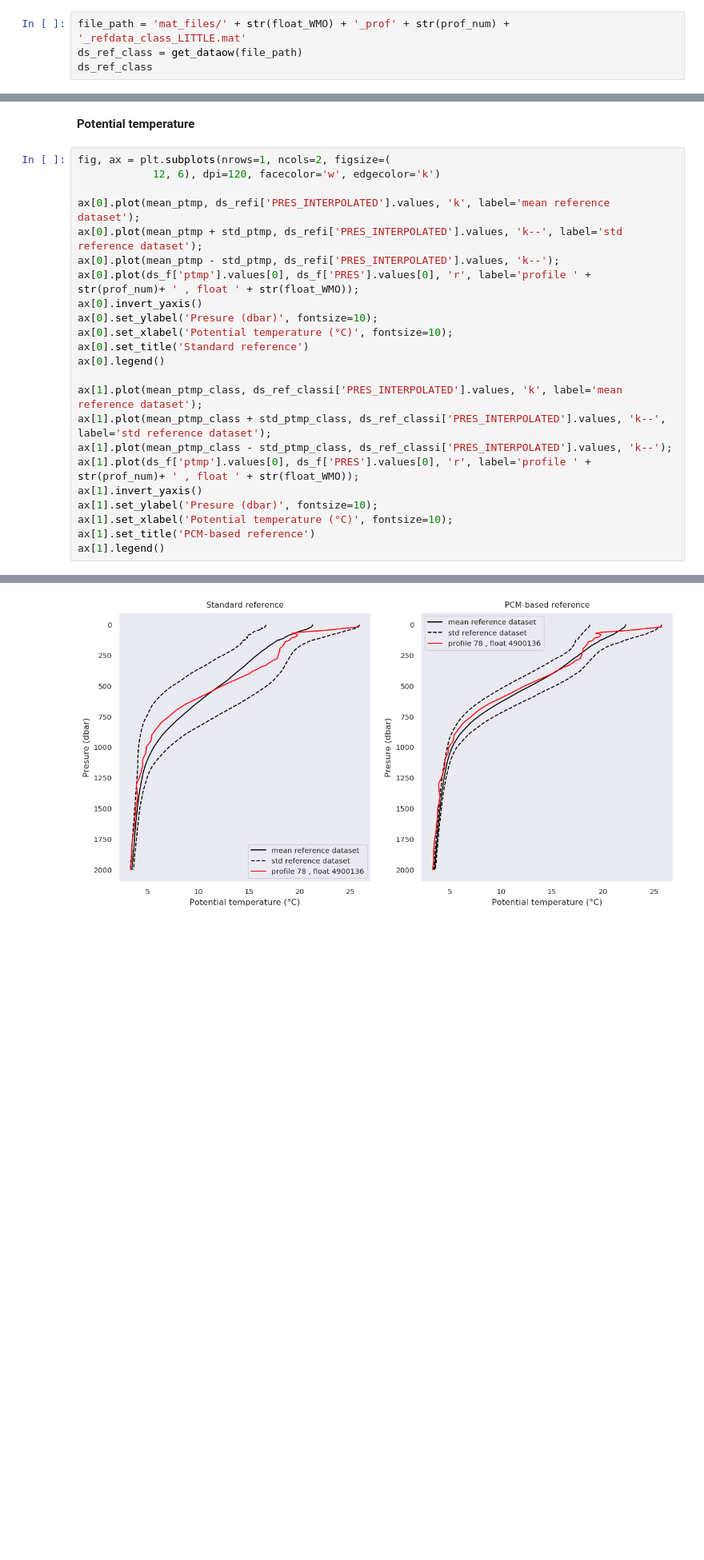
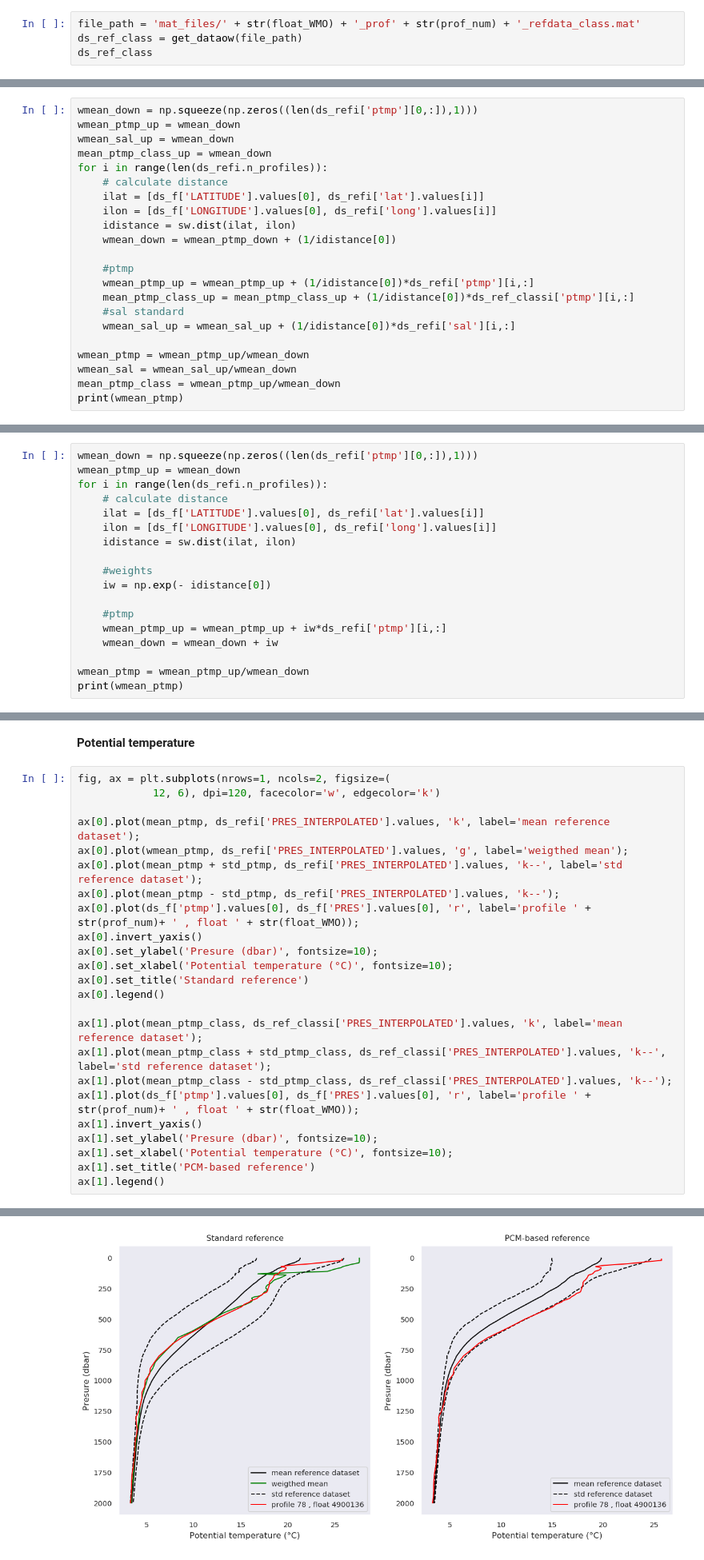
Before and after one commit to euroargodev/DMQC-PCM, a Jupyter notebook: exemples/4900136_paper/Reference_envelop_plots.ipynb, the cells around one changed output, grey strips where cells are left out. Shown at 80% size. Drawn from its saved outputs; the diff is of its cells as text; blank space fills up the shorter version.

Commit message:
[update] trying other floats

```diff
--- a/exemples/4900136_paper/Reference_envelop_plots.ipynb
+++ b/exemples/4900136_paper/Reference_envelop_plots.ipynb
@@ -156,7 +156,7 @@ Data variables:
 # %% [markdown]
 __data with class selection__
 # %%
-file_path = 'mat_files/' + str(float_WMO) + '_prof' + str(prof_num) + '_refdata_class_LITTLE.mat'
+file_path = 'mat_files/' + str(float_WMO) + '_prof' + str(prof_num) + '_refdata_class.mat'
 ds_ref_class = get_dataow(file_path)
 ds_ref_class
 # %% [output]
@@ -205,0 +212,22 @@ std_sal_class = np.nanstd(ds_ref_classi['sal'], axis=0)
+# %%
+wmean_down = np.squeeze(np.zeros((len(ds_refi['ptmp'][0,:]),1)))
+wmean_ptmp_up = wmean_down
+wmean_sal_up = wmean_down
+mean_ptmp_class_up = wmean_down
+for i in range(len(ds_refi.n_profiles)):
+    # calculate distance
+    ilat = [ds_f['LATITUDE'].values[0], ds_refi['lat'].values[i]]
+    ilon = [ds_f['LONGITUDE'].values[0], ds_refi['long'].values[i]]
+    idistance = sw.dist(ilat, ilon)
+    wmean_down = wmean_ptmp_down + (1/idistance[0])
+
+    #ptmp
+    wmean_ptmp_up = wmean_ptmp_up + (1/idistance[0])*ds_refi['ptmp'][i,:]
+    mean_ptmp_class_up = mean_ptmp_class_up + (1/idistance[0])*ds_ref_classi['ptmp'][i,:]
+    #sal standard
+    wmean_sal_up = wmean_sal_up + (1/idistance[0])*ds_refi['sal'][i,:]
+
+wmean_ptmp = wmean_ptmp_up/wmean_down
+wmean_sal = wmean_sal_up/wmean_down
+mean_ptmp_class = wmean_ptmp_up/wmean_down
+print(wmean_ptmp)
@@ -205,0 +236,18 @@ std_sal_class = np.nanstd(ds_ref_classi['sal'], axis=0)
+# %%
+wmean_down = np.squeeze(np.zeros((len(ds_refi['ptmp'][0,:]),1)))
+wmean_ptmp_up = wmean_down
+for i in range(len(ds_refi.n_profiles)):
+    # calculate distance
+    ilat = [ds_f['LATITUDE'].values[0], ds_refi['lat'].values[i]]
+    ilon = [ds_f['LONGITUDE'].values[0], ds_refi['long'].values[i]]
+    idistance = sw.dist(ilat, ilon)
+
+    #weights
+    iw = np.exp(- idistance[0])
+
+    #ptmp
+    wmean_ptmp_up = wmean_ptmp_up + iw*ds_refi['ptmp'][i,:]
+    wmean_down = wmean_down + iw
+
+wmean_ptmp = wmean_ptmp_up/wmean_down
+print(wmean_ptmp)
@@ -210,29 +265,30 @@ __Potential temperature__
 # %%
 fig, ax = plt.subplots(nrows=1, ncols=2, figsize=(
             12, 6), dpi=120, facecolor='w', edgecolor='k')
 
 ax[0].plot(mean_ptmp, ds_refi['PRES_INTERPOLATED'].values, 'k', label='mean reference dataset');
+ax[0].plot(wmean_ptmp, ds_refi['PRES_INTERPOLATED'].values, 'g', label='weigthed mean');
 ax[0].plot(mean_ptmp + std_ptmp, ds_refi['PRES_INTERPOLATED'].values, 'k--', label='std reference dataset');
 ax[0].plot(mean_ptmp - std_ptmp, ds_refi['PRES_INTERPOLATED'].values, 'k--');
 ax[0].plot(ds_f['ptmp'].values[0], ds_f['PRES'].values[0], 'r', label='profile ' + str(prof_num)+ ' , float ' + str(float_WMO));
 ax[0].invert_yaxis()
 ax[0].set_ylabel('Presure (dbar)', fontsize=10);
 ax[0].set_xlabel('Potential temperature (°C)', fontsize=10);
 ax[0].set_title('Standard reference')
 ax[0].legend()
 
 ax[1].plot(mean_ptmp_class, ds_ref_classi['PRES_INTERPOLATED'].values, 'k', label='mean reference dataset');
 ax[1].plot(mean_ptmp_class + std_ptmp_class, ds_ref_classi['PRES_INTERPOLATED'].values, 'k--', label='std reference dataset');
 ax[1].plot(mean_ptmp_class - std_ptmp_class, ds_ref_classi['PRES_INTERPOLATED'].values, 'k--');
 ax[1].plot(ds_f['ptmp'].values[0], ds_f['PRES'].values[0], 'r', label='profile ' + str(prof_num)+ ' , float ' + str(float_WMO));
 ax[1].invert_yaxis()
 ax[1].set_ylabel('Presure (dbar)', fontsize=10);
 ax[1].set_xlabel('Potential temperature (°C)', fontsize=10);
 ax[1].set_title('PCM-based reference')
 ax[1].legend()
 # %% [output]
 <matplotlib.legend.Legend at 0x...>
-[figure, old version]
+[figure, new version]
 # %% [markdown]
 __Salinity__
 # %%
```
Also changed, not shown: parts of 14 cells of this notebook, 25 other files.
